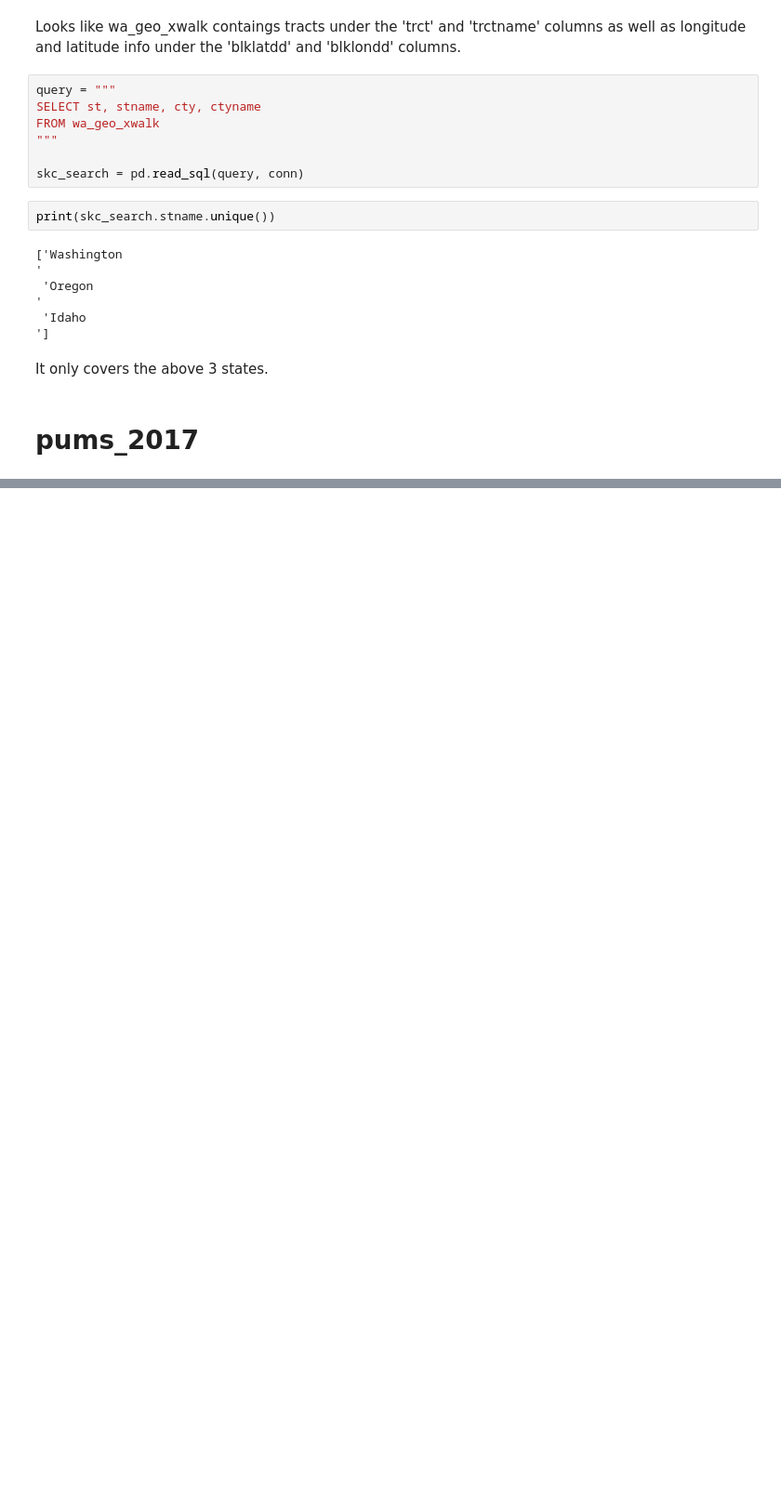
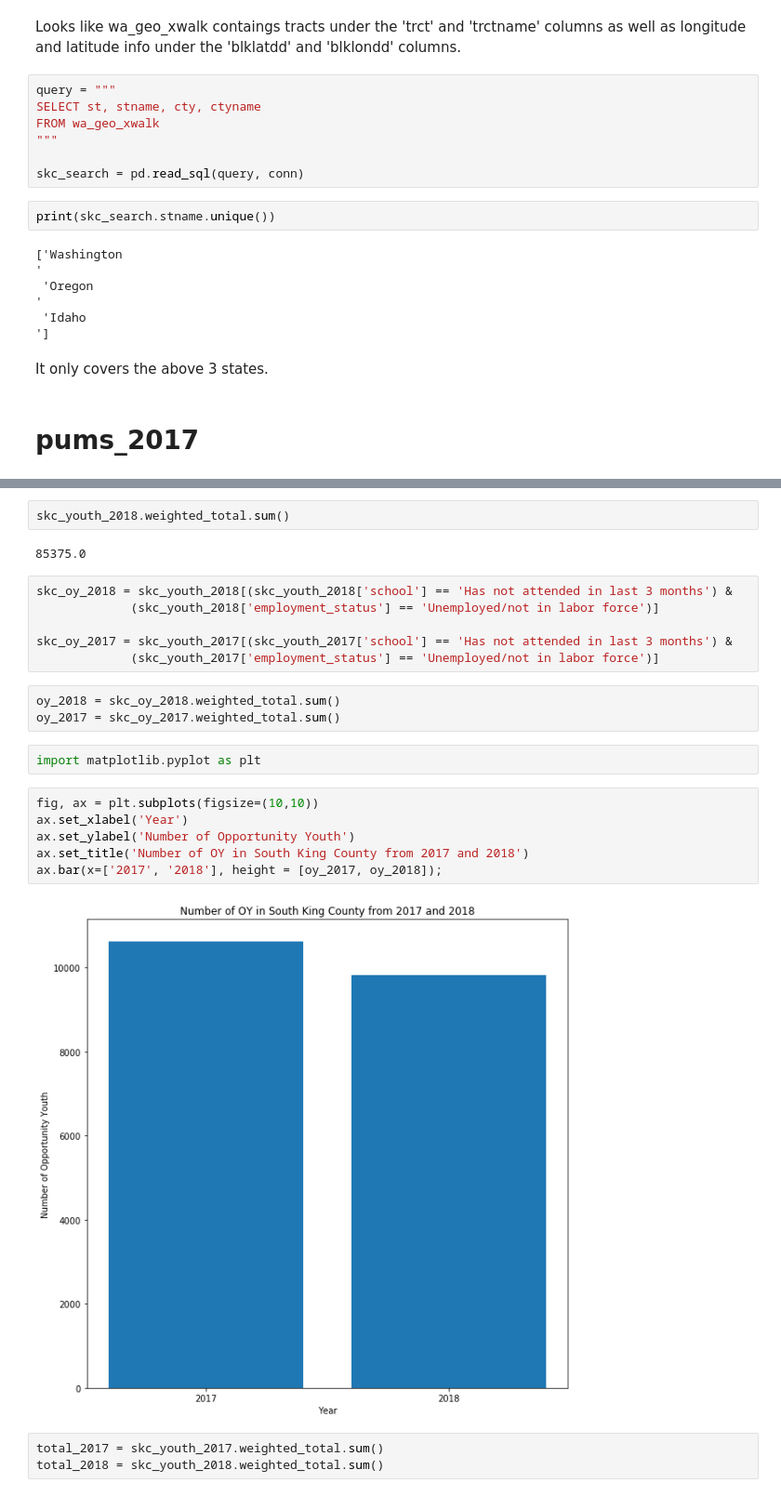
Before and after one commit to mesterhammerfic/mod-1-project-chicago-seattle-ds-051120, a Jupyter notebook: notebooks/exploratory/02_mef_database_descriptions.ipynb, the cells around one changed output, grey strips where cells are left out. Shown at 93% size. Drawn from its saved outputs; the diff is of its cells as text; blank space fills up the shorter version.

Commit message:
working on 2014-2016 PUMS data imports

```diff
--- a/notebooks/exploratory/02_mef_database_descriptions.ipynb
+++ b/notebooks/exploratory/02_mef_database_descriptions.ipynb
@@ -140,0 +257,26 @@ It only covers the above 3 states.
+# %%
+skc_youth_2018.weighted_total.sum()
+# %% [output]
+85375.0
+# %%
+skc_oy_2018 = skc_youth_2018[(skc_youth_2018['school'] == 'Has not attended in last 3 months') &
+             (skc_youth_2018['employment_status'] == 'Unemployed/not in labor force')]
+
+skc_oy_2017 = skc_youth_2017[(skc_youth_2017['school'] == 'Has not attended in last 3 months') &
+             (skc_youth_2017['employment_status'] == 'Unemployed/not in labor force')]
+# %%
+oy_2018 = skc_oy_2018.weighted_total.sum()
+oy_2017 = skc_oy_2017.weighted_total.sum()
+# %%
+import matplotlib.pyplot as plt
+# %%
+fig, ax = plt.subplots(figsize=(10,10))
+ax.set_xlabel('Year')
+ax.set_ylabel('Number of Opportunity Youth')
+ax.set_title('Number of OY in South King County from 2017 and 2018')
+ax.bar(x=['2017', '2018'], height = [oy_2017, oy_2018]);
+# %% [output]
+[figure, added]
+# %%
+total_2017 = skc_youth_2017.weighted_total.sum()
+total_2018 = skc_youth_2018.weighted_total.sum()
```
Also changed, not shown: parts of 9 cells of this notebook, 9 other files.
